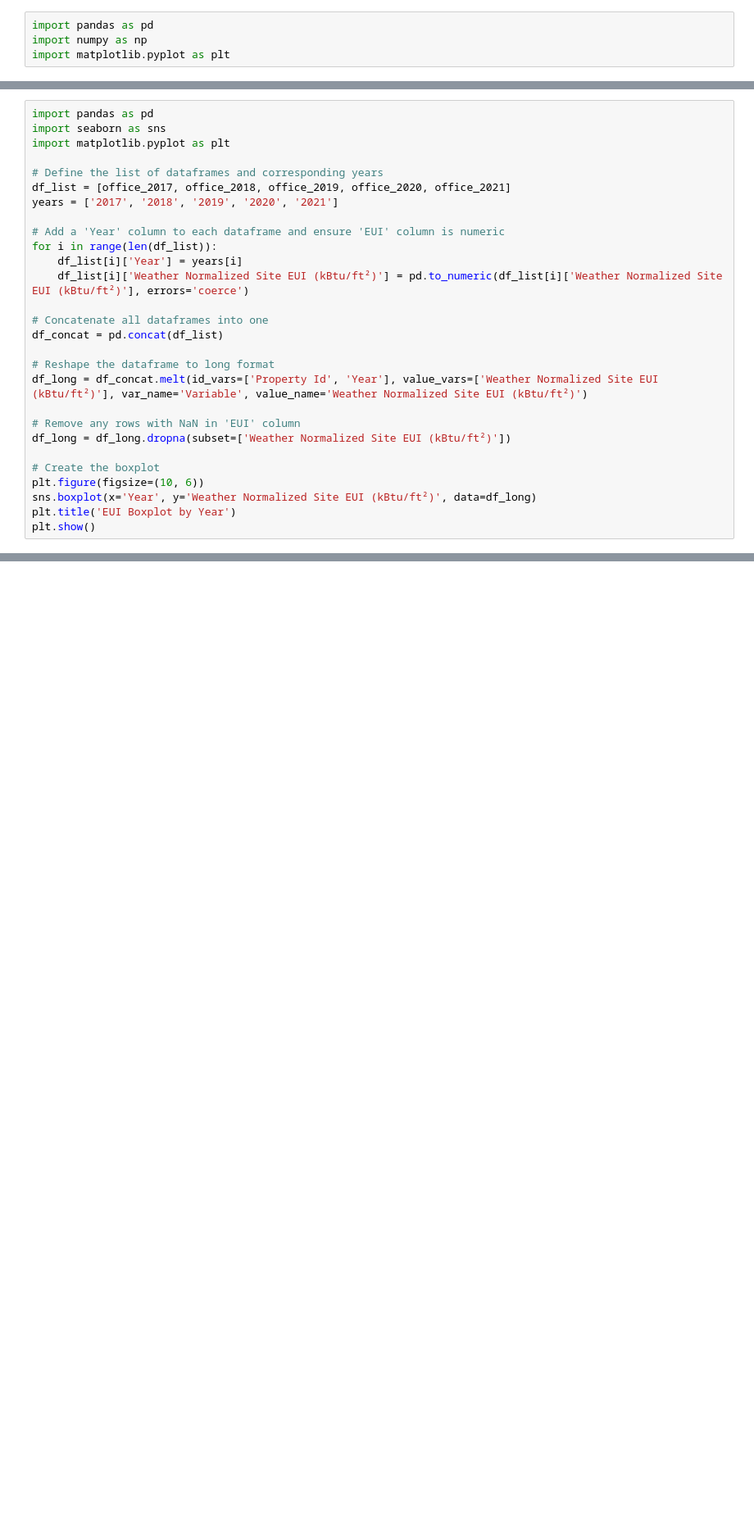
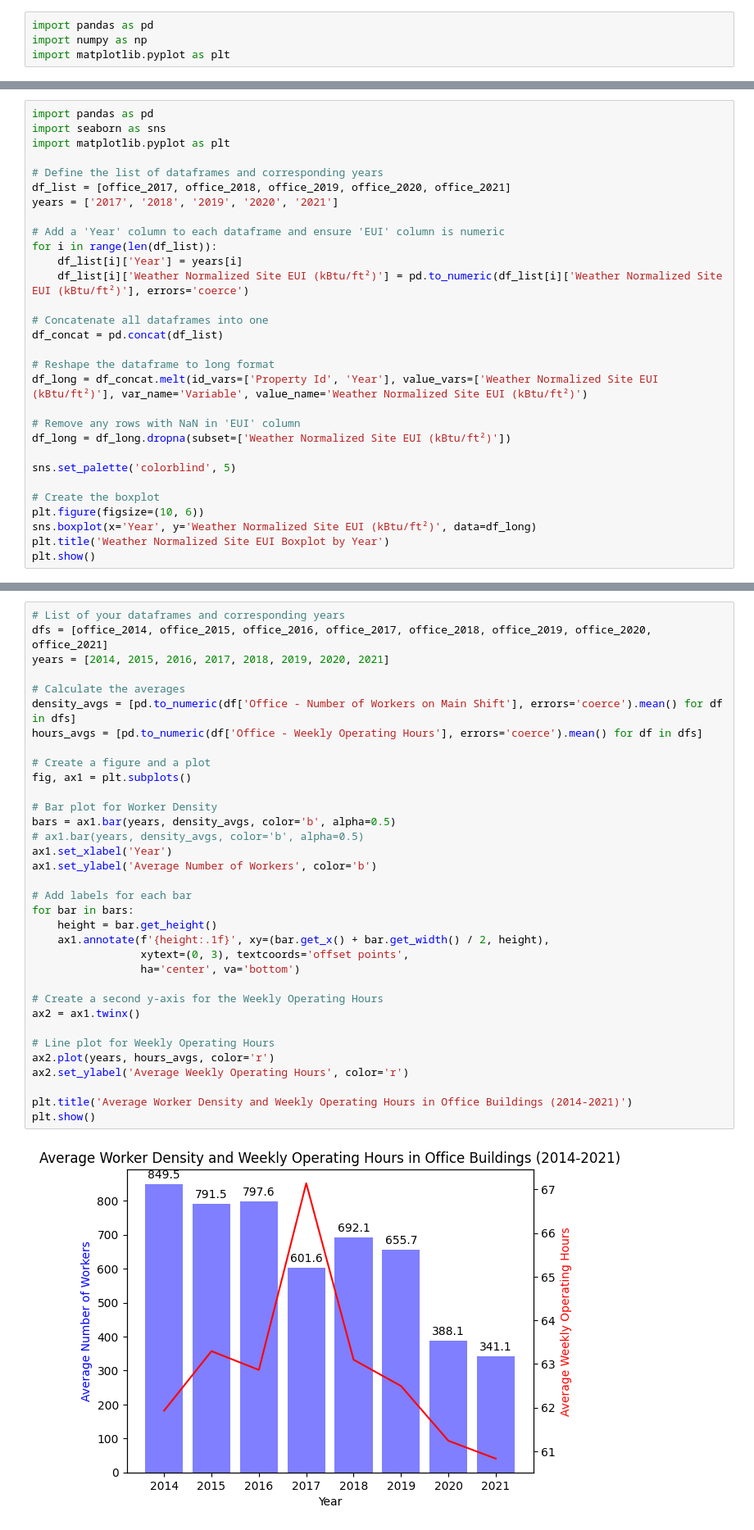
Before and after one commit to NomiBobby/BuildingEnergy-RemoteWorking, a Jupyter notebook: energy_building.ipynb, the cells around one changed output, grey strips where cells are left out. Shown at 82% size. Cells and saved outputs as stored; diff of their text form; blank space fills up the shorter version.

```diff
--- a/energy_building.ipynb
+++ b/energy_building.ipynb
@@ -252,9 +326,11 @@ df_long = df_concat.melt(id_vars=['Property Id', 'Year'], value_vars=['Weather N
 # Remove any rows with NaN in 'EUI' column
 df_long = df_long.dropna(subset=['Weather Normalized Site EUI (kBtu/ft²)'])
 
+sns.set_palette('colorblind', 5)
+
 # Create the boxplot
 plt.figure(figsize=(10, 6))
 sns.boxplot(x='Year', y='Weather Normalized Site EUI (kBtu/ft²)', data=df_long)
-plt.title('EUI Boxplot by Year')
+plt.title('Weather Normalized Site EUI Boxplot by Year')
 plt.show()
 # %% [output]
@@ -262,3 +338,39 @@ plt.show()
+# %%
+# List of your dataframes and corresponding years
+dfs = [office_2014, office_2015, office_2016, office_2017, office_2018, office_2019, office_2020, office_2021]
+years = [2014, 2015, 2016, 2017, 2018, 2019, 2020, 2021]
+
+# Calculate the averages
+density_avgs = [pd.to_numeric(df['Office - Number of Workers on Main Shift'], errors='coerce').mean() for df in dfs]
+hours_avgs = [pd.to_numeric(df['Office - Weekly Operating Hours'], errors='coerce').mean() for df in dfs]
+
+# Create a figure and a plot
+fig, ax1 = plt.subplots()
+
+# Bar plot for Worker Density
+bars = ax1.bar(years, density_avgs, color='b', alpha=0.5)
+# ax1.bar(years, density_avgs, color='b', alpha=0.5)
+ax1.set_xlabel('Year')
+ax1.set_ylabel('Average Number of Workers', color='b')
+
+# Add labels for each bar
+for bar in bars:
+    height = bar.get_height()
+    ax1.annotate(f'{height:.1f}', xy=(bar.get_x() + bar.get_width() / 2, height),
+                 xytext=(0, 3), textcoords='offset points',
+                 ha='center', va='bottom')
+
+# Create a second y-axis for the Weekly Operating Hours
+ax2 = ax1.twinx()
+
+# Line plot for Weekly Operating Hours
+ax2.plot(years, hours_avgs, color='r')
+ax2.set_ylabel('Average Weekly Operating Hours', color='r')
+
+plt.title('Average Worker Density and Weekly Operating Hours in Office Buildings (2014-2021)')
+plt.show()
+# %% [output]
+[figure, added]
 # %%
 from functools import reduce
 
```
Also changed, not shown: parts of 33 cells of this notebook, 2 other files.
